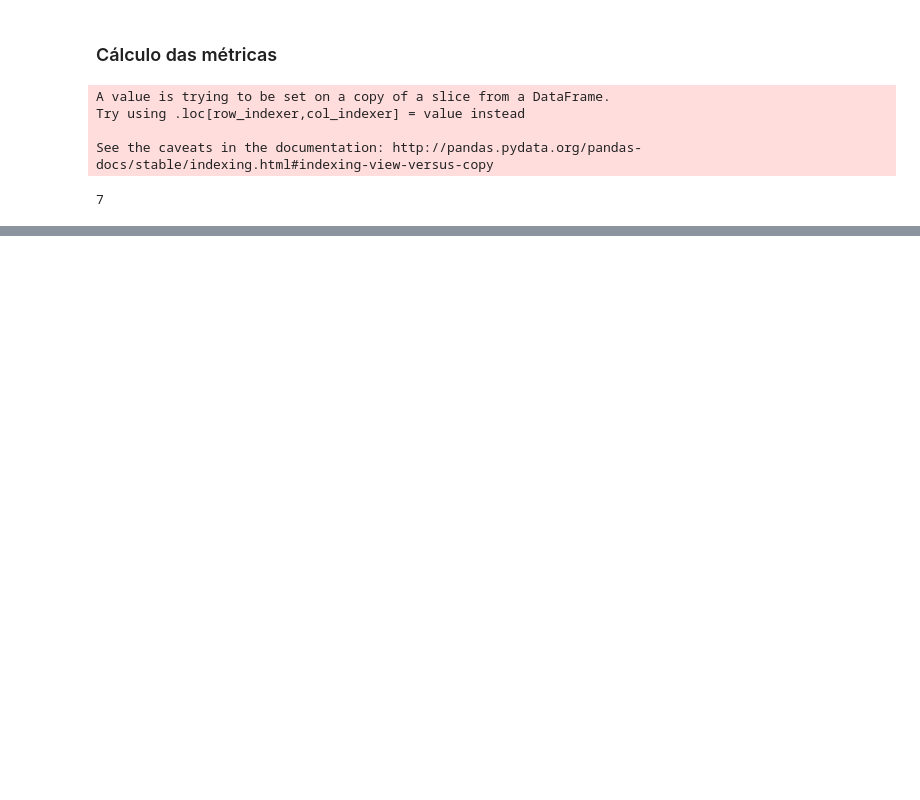
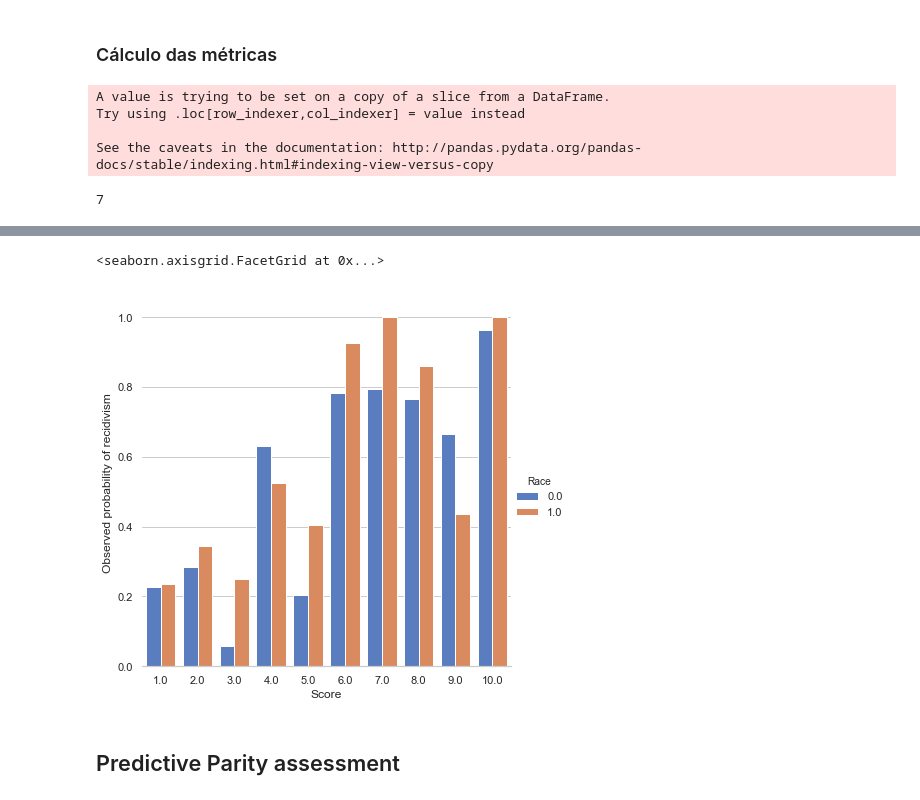
Before and after one commit to victorcaram/hcml-project, a Jupyter notebook: [TPFinal] Compas.ipynb, the cells around one changed output, grey strips where cells are left out. Drawn from its saved outputs; the diff is of its cells as text; code cells hidden in the pictures; blank space fills up the shorter version.

Commit message:
Metricas prontas

```diff
--- a/[TPFinal] Compas.ipynb
+++ b/[TPFinal] Compas.ipynb
@@ -87,8 +88,8 @@ df[c_column_names].head()
 | 10 | 27 | 0 | 1 | 0 | 1 | 1 | 0 | ... |
 # %%
 df2 = df[c_column_names]
-# X = df2.loc[:, df2.columns != 'two_year_recid']
-X = df2.loc[:, df2.columns != 'decile_score']
+X = df2.loc[:, df2.columns != 'two_year_recid']
+X = X.loc[:, X.columns != 'decile_score']
 X.head()
 # %% [output]
 |  | age | c_c_charge_degree | c_race | c_age_cat | c_score_text | c_sex | priors_count | ... |
@@ -145,3 +146,4 @@ See the caveats in the documentation: http://pandas.pydata.org/pandas-docs/stabl
 # %%
 df_metrics = X_test.copy()
 df_metrics['pred_decile_score'] = y_pred
+df_metrics['two_year_recid'] = df2['two_year_recid']
@@ -147,0 +152,17 @@ df_metrics['pred_decile_score'] = y_pred
+# %%
+df_calibration= pd.DataFrame(columns=['Score','Probability', 'Race'])
+# %%
+# matrix = threshold x race_code
+
+for score in range(1, 11):
+    for race_code in range(0, 2):
+        result_df = df_metrics[df_metrics["pred_decile_score"] == score]
+        result_df = result_df[result_df["c_race"] == race_code]
+        result_df = result_df[result_df["two_year_recid"] == 1]
+        num = result_df.size
+
+        result_df = df_metrics[df_metrics["pred_decile_score"] == score]
+        result_df = result_df[result_df["c_race"] == race_code]
+        dem = result_df.size
+        df_calibration = df_calibration.append({'Score': score, 'Probability':num/dem , 'Race' : race_code} , ignore_index=True)
+        print("Score: ", score, "race_code: ", race_code,  "num: ",  num,  "dem: ",  dem, " num/dem: ", num/dem)
@@ -147,0 +190,13 @@ df_metrics['pred_decile_score'] = y_pred
+# %%
+sns.set(style="whitegrid")
+
+# Draw a nested barplot to show survival for class and sex
+g = sns.catplot(x="Score", y="Probability", hue="Race", data=df_calibration,
+                height=6, kind="bar", palette="muted")
+g.despine(left=True)
+g.set_ylabels("Observed probability of recidivism")
+# %% [output]
+<seaborn.axisgrid.FacetGrid at 0x...>
+[figure, added]
+# %% [markdown]
+## Predictive Parity assessment
```
Also changed, not shown: parts of 18 cells of this notebook.
